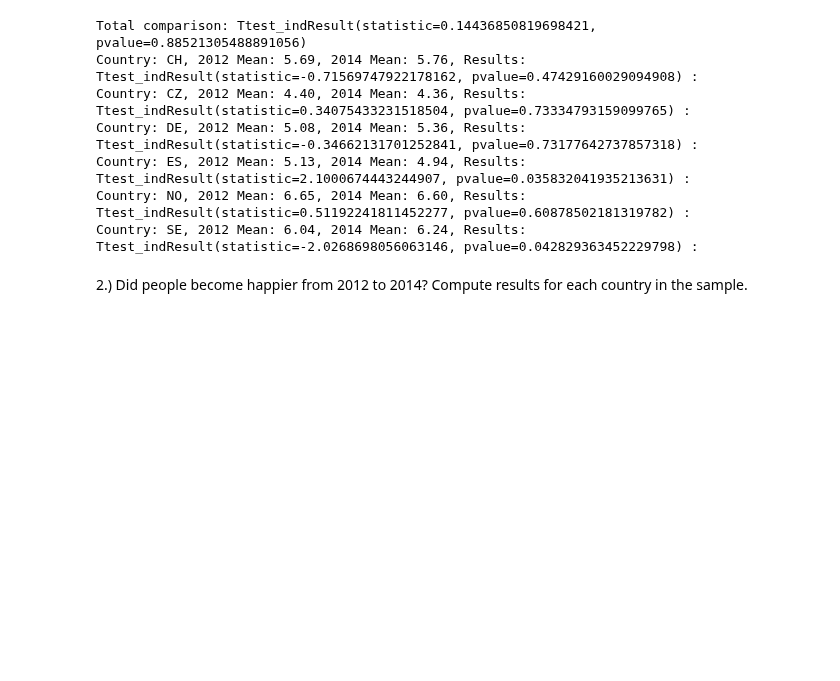
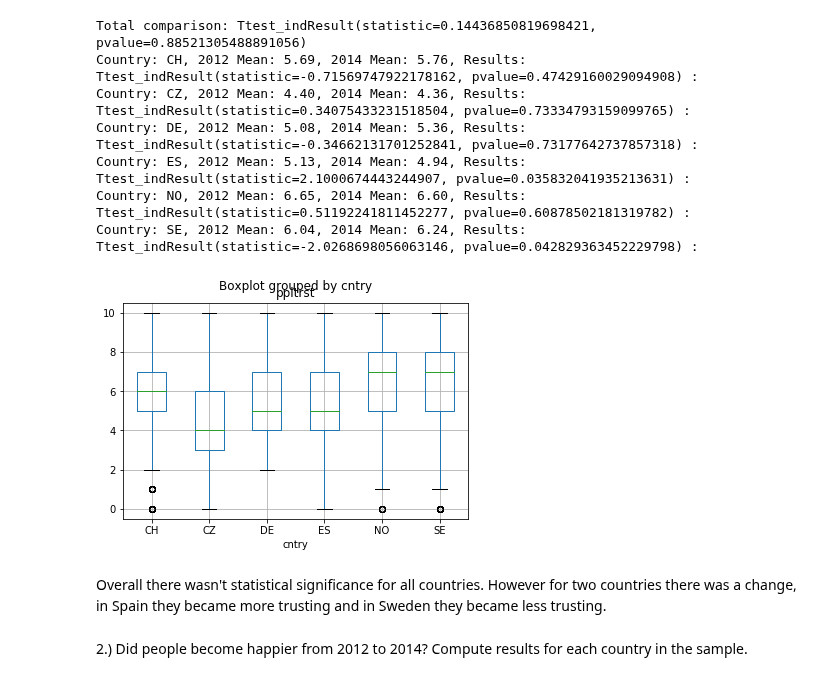
Before and after one commit to zinrion/Thinkful-Projects, a Jupyter notebook: Advanced Experimentation Challenge.ipynb, the cells around one changed output. Cells and saved outputs as stored; diff of their text form; code cells hidden in the pictures; blank space fills up the shorter version.

```diff
--- a/Advanced Experimentation Challenge.ipynb
+++ b/Advanced Experimentation Challenge.ipynb
@@ -98,6 +100,13 @@ Country: DE, 2012 Mean: 5.08, 2014 Mean: 5.36, Results: Ttest_indResult(statisti
 Country: ES, 2012 Mean: 5.13, 2014 Mean: 4.94, Results: Ttest_indResult(statistic=2.1000674443244907, pvalue=0.035832041935213631) :
 Country: NO, 2012 Mean: 6.65, 2014 Mean: 6.60, Results: Ttest_indResult(statistic=0.51192241811452277, pvalue=0.60878502181319782) :
 Country: SE, 2012 Mean: 6.04, 2014 Mean: 6.24, Results: Ttest_indResult(statistic=-2.0268698056063146, pvalue=0.042829363452229798) :
+# %%
+data.boxplot(column='ppltrst', by='cntry')
+plt.show()
+# %% [output]
+[figure, added]
+# %% [markdown]
+Overall there wasn't statistical significance for all countries.  However for two countries there was a change, in Spain they became more trusting and in Sweden they became less trusting.
 # %% [markdown]
 2.) Did people become happier from 2012 to 2014? Compute results for each country in the sample.
 # %%
```
Also changed, not shown: parts of 13 cells of this notebook.
